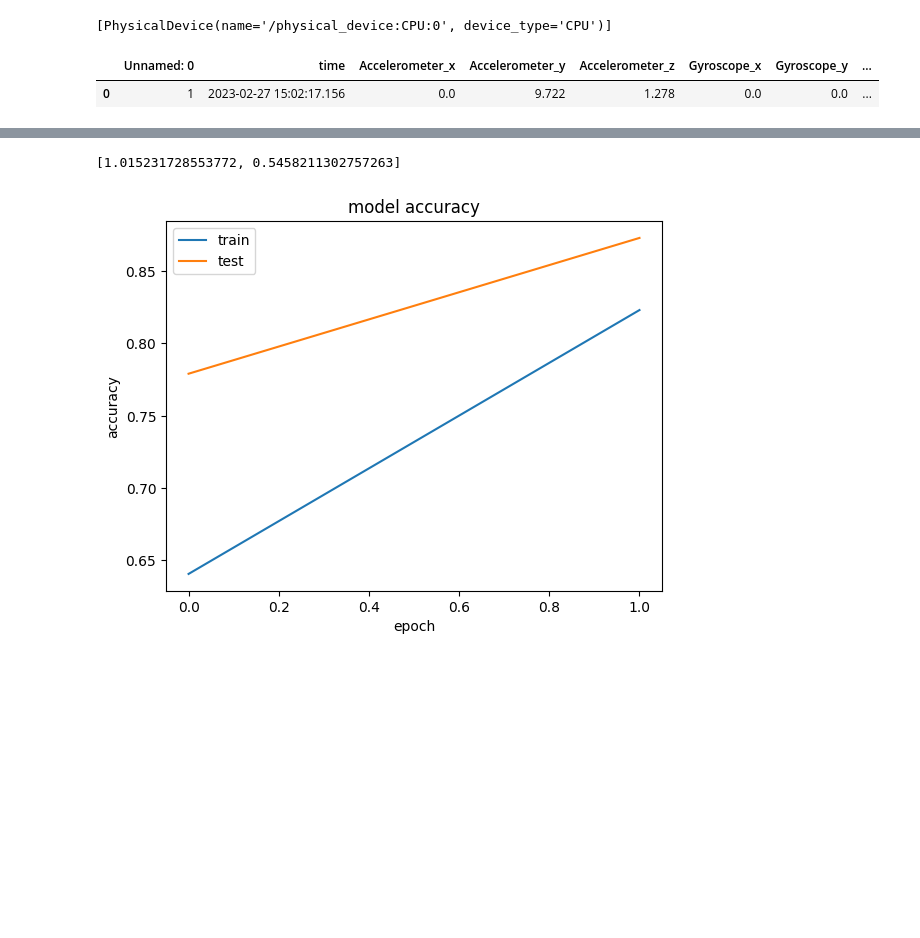
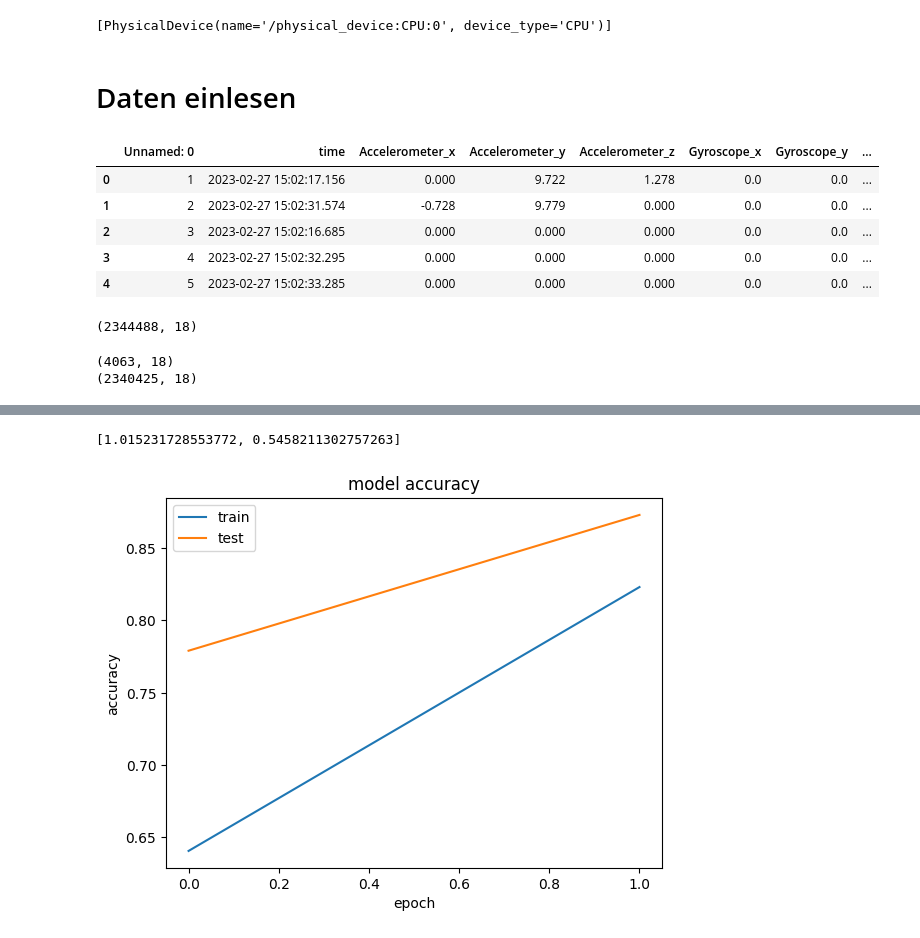
Before and after one commit to CDL1-Sensor/Sensor_Klassifikation-mit-Deep-Learning, a Jupyter notebook: DeepLearning_withTemporalSplits.ipynb, the cells around one changed output, grey strips where cells are left out. Drawn from its saved outputs; the diff is of its cells as text; code cells hidden in the pictures; blank space fills up the shorter version.

```diff
--- a/DeepLearning_withTemporalSplits.ipynb
+++ b/DeepLearning_withTemporalSplits.ipynb
@@ -26,6 +34,8 @@ logging.basicConfig(level=logging.INFO, filename = f"{date_time_string}.txt", fi
 print(tf.config.list_physical_devices())
 # %% [output]
 [PhysicalDevice(name='/physical_device:CPU:0', device_type='CPU')]
+# %% [markdown]
+# Daten einlesen
 # %%
 from dataclasses import dataclass
 # Static Parameters
@@ -38,17 +48,43 @@ class Parameters():
     number_folds: int = 2
     output_size: int = 6
 # %%
-df = pd.read_csv("Alle_Messungen_trimmed.csv")
-df.head(1)
+df = pd.read_csv("../Sensor_Data-Wrangling-und-EDA/Alle_Messungen_trimmed.csv")
+df.head()
 # %% [output]
 |  | Unnamed: 0 | time | Accelerometer_x | Accelerometer_y | Accelerometer_z | Gyroscope_x | Gyroscope_y | ... |
-| 0 | 1 | 2023-02-27 15:02:17.156 | 0.0 | 9.722 | 1.278 | 0.0 | 0.0 | ... |
+| 0 | 1 | 2023-02-27 15:02:17.156 | 0.000 | 9.722 | 1.278 | 0.0 | 0.0 | ... |
+| 1 | 2 | 2023-02-27 15:02:31.574 | -0.728 | 9.779 | 0.000 | 0.0 | 0.0 | ... |
+| 2 | 3 | 2023-02-27 15:02:16.685 | 0.000 | 0.000 | 0.000 | 0.0 | 0.0 | ... |
+| 3 | 4 | 2023-02-27 15:02:32.295 | 0.000 | 0.000 | 0.000 | 0.0 | 0.0 | ... |
+| 4 | 5 | 2023-02-27 15:02:33.285 | 0.000 | 0.000 | 0.000 | 0.0 | 0.0 | ... |
 # %%
 # convert the string time column to datetime
 epoch = pd.Timestamp('1970-01-01')
 
 df['time'] = pd.to_datetime(df['time'])
 df['time'] = (df['time'] - epoch).apply(lambda x: int(x.total_seconds() * 1000))
+
+print(df.shape)
+# %% [output]
+(2344488, 18)
+# %%
+# select etiennes laufen dataset 01
+df_etienne = df[df["id_combined"] == "01_iPhone13pro-2023-03-21_16-55-47Etienne_RouletLaufen"]
+# split df_etienne into 2 parts
+df_etienne_laufen = df_etienne.sample(frac=0.6, random_state=42)
+print(df_etienne_laufen.shape)
+
+# export to csv
+df_etienne_laufen.to_csv("Etienne_Messung_Laufen.csv", index=False)
+
+# remove rows from df that are in df_etienne_laufen
+df = df.drop(df_etienne_laufen.index)
+
+# print new shape of df
+print(df.shape)
+# %% [output]
+(4063, 18)
+(2340425, 18)
 # %%
 df = df.drop(columns=["id", "user", "id_combined"])
 df.drop(['Unnamed: 0'], axis=1, inplace=True)
```
Also changed, not shown: parts of 6 cells of this notebook, 2 other files.
